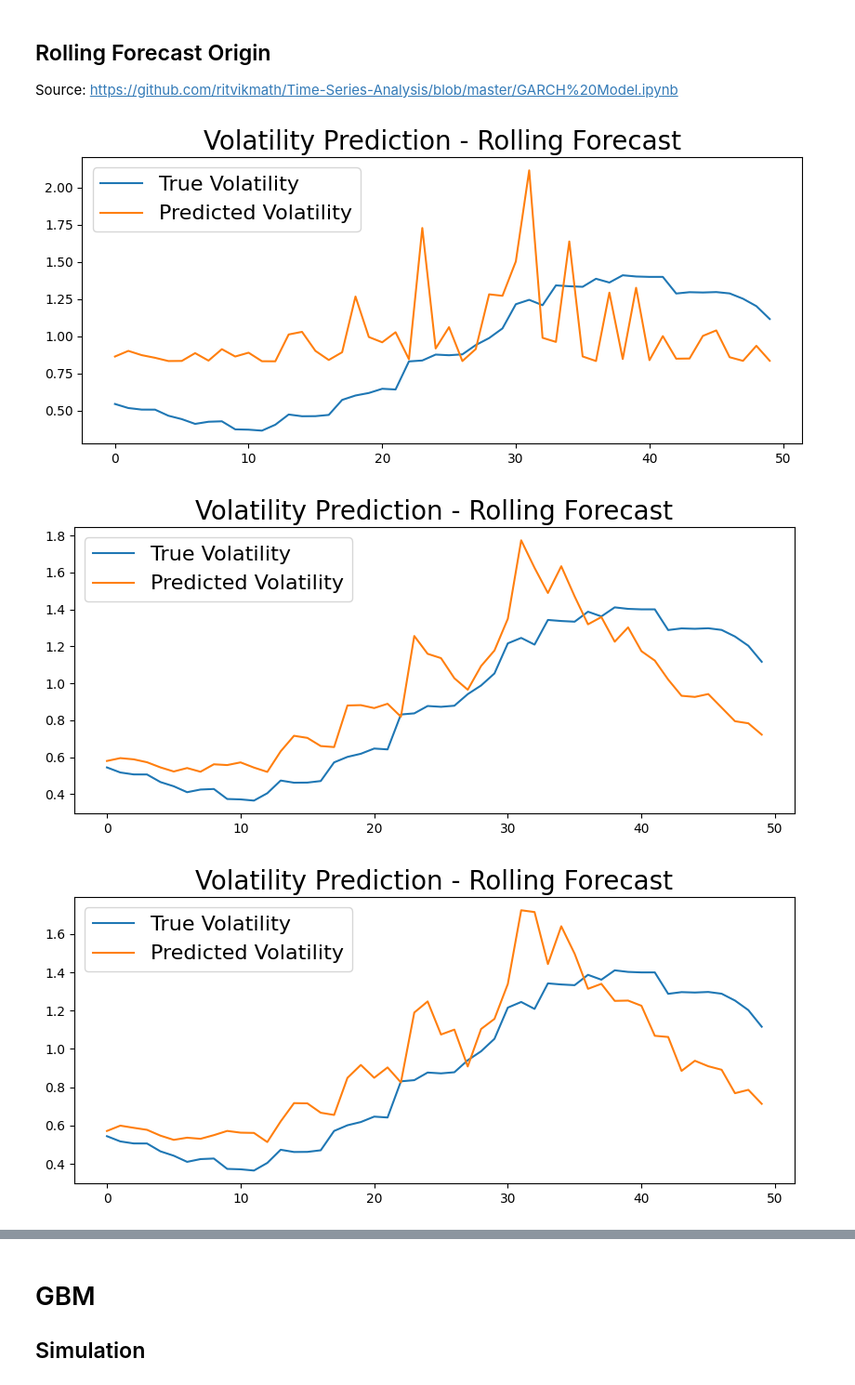
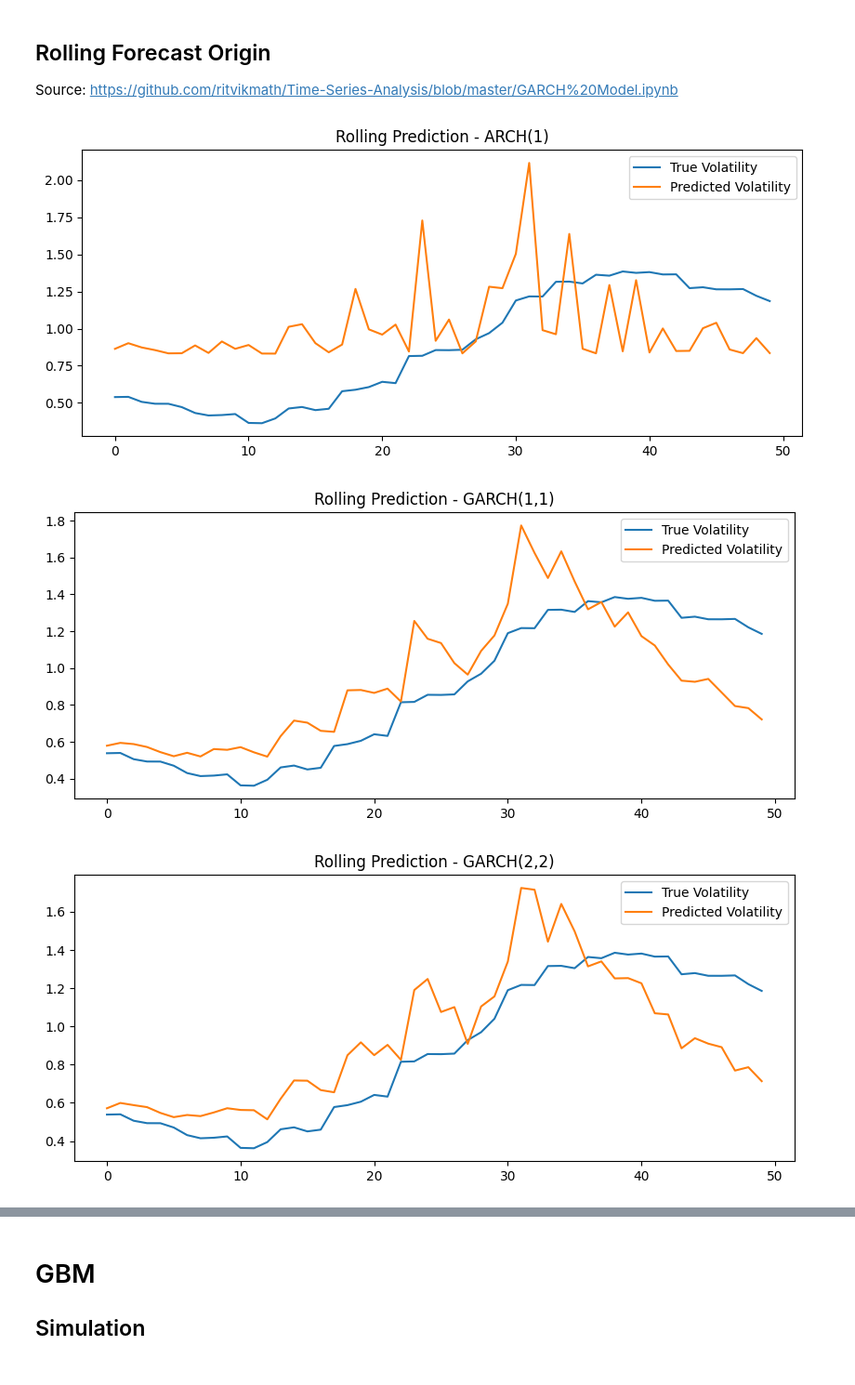
Before and after one commit to phat-ap/experiments, a Jupyter notebook: 240920_volatility_modeling_scratch.ipynb, the cells around one changed output, grey strips where cells are left out. Shown at 93% size. Cells and saved outputs as stored; diff of their text form; code cells hidden in the pictures.

```diff
--- a/volatility_modeling_scratch.ipynb
+++ b/240920_volatility_modeling_scratch.ipynb
@@ -172,24 +234,26 @@ display_prediction(fitted_model_garch_2_2)
 ## Rolling Forecast Origin
 Source: https://github.com/ritvikmath/Time-Series-Analysis/blob/master/GARCH%20Model.ipynb
 # %%
-def display_rolling_predictions(series, p, q):
+def display_rolling_predictions(series, p=2, q=2, o=0, dist='normal', title=''):
     rolling_predictions = []
     for i in range(test_size):
         train = series[:-(test_size-i)]
-        model = arch_model(train, p=p, q=q)
+        model = arch_model(train, p=p, q=q, o=o, dist=dist)
         model_fit = model.fit(disp='off')
         pred = model_fit.forecast(horizon=1)
         rolling_predictions.append(np.sqrt(pred.variance.values[-1,:][0]))
     plt.figure(figsize=(10,4))
-    true, = plt.plot(series.rolling(window=20).std()[-test_size:].values)
+    true, = plt.plot(series.rolling(window=21).std()[-test_size:].values)
     preds, = plt.plot(rolling_predictions)
-    plt.title('Volatility Prediction - Rolling Forecast', fontsize=20)
-    plt.legend(['True Volatility', 'Predicted Volatility'], fontsize=16)
+    plt.title(title)
+    plt.legend(['True Volatility', 'Predicted Volatility'])
+    return rolling_predictions
 # %%
-display_rolling_predictions(series=ser_returns * 100, p = 1, q = 0)
-display_rolling_predictions(series=ser_returns * 100, p = 1, q = 1)
-display_rolling_predictions(series=ser_returns * 100, p = 2, q = 2)
+rolling_pred_arch_1 = display_rolling_predictions(series=ser_returns * 100, p = 1, q = 0, title = 'Rolling Prediction - ARCH(1)')
+rolling_pred_garch_1_1 = display_rolling_predictions(series=ser_returns * 100, p = 1, q = 1, title = 'Rolling Prediction - GARCH(1,1)')
+rolling_pred_garch_2_2 = display_rolling_predictions(series=ser_returns * 100, p = 2, q = 2, title = 'Rolling Prediction - GARCH(2,2)')
+rolling_pred_gjr_garch_2_2 = display_rolling_predictions(series=ser_returns * 100, p = 2, q = 2, o = 1, dist = 't', title = 'Rolling Prediction - GJR GARCH(2,2) with t-distributed errors')
 # %% [output]
-[figure, old version]
+[figure, new version]
-[figure, old version]
+[figure, new version]
-[figure, old version]
+[figure, new version]
```
Also changed, not shown: parts of 23 cells of this notebook, 1 other file.
